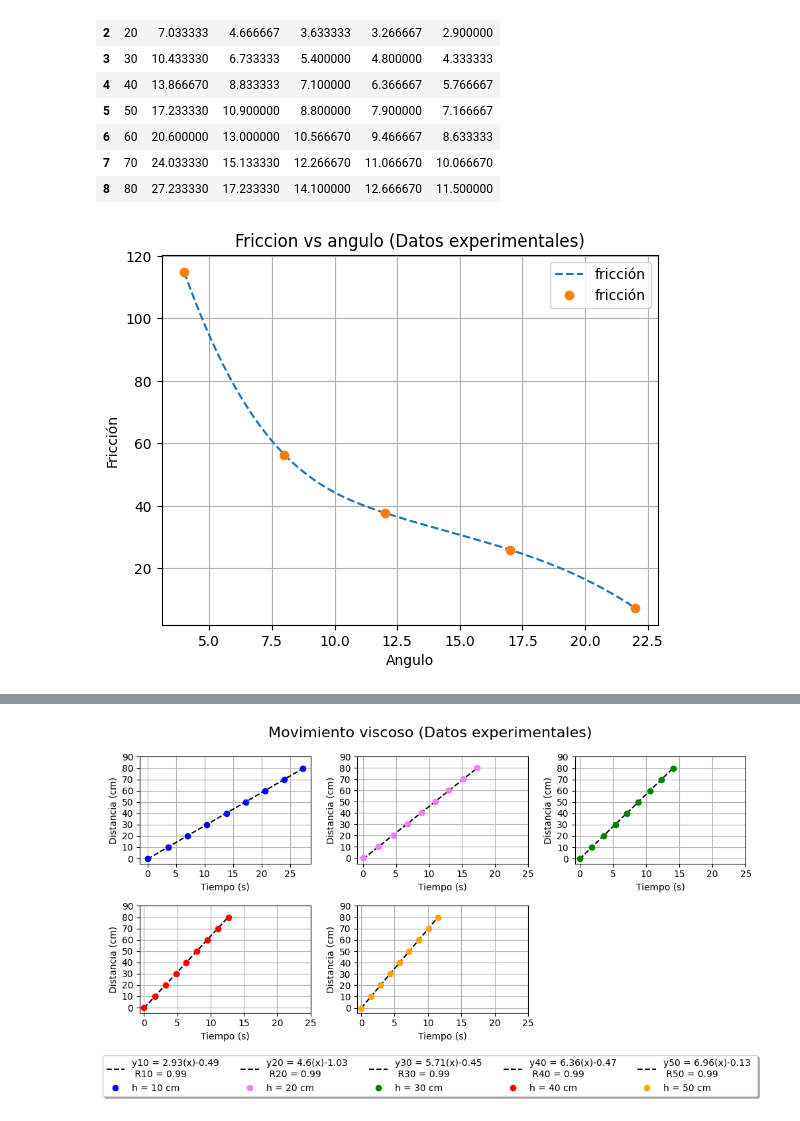
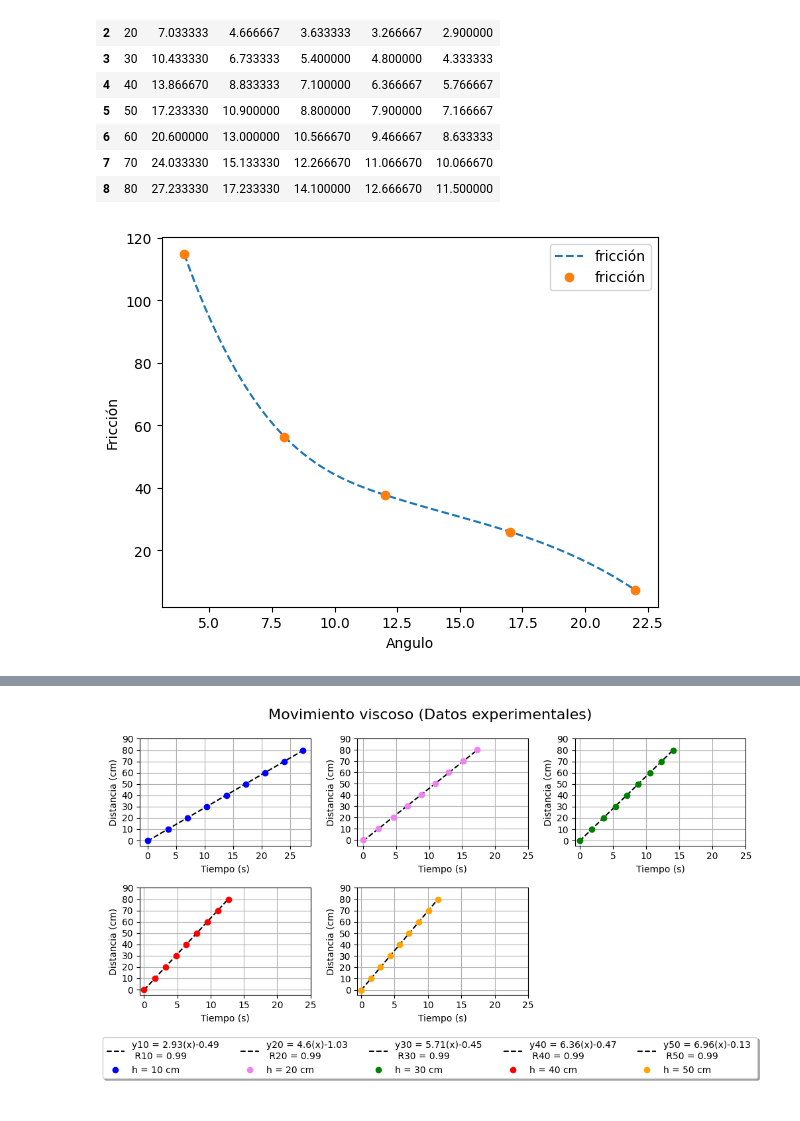
Before and after one commit to Juaan00/Laboratorios_mecanica_FEM, a Jupyter notebook: mov_viscoso/mov_viscoso.ipynb, the cells around one changed output, grey strips where cells are left out. Drawn from its saved outputs; the diff is of its cells as text; code cells hidden in the pictures.

```diff
--- a/mov_viscoso/mov_viscoso.ipynb
+++ b/mov_viscoso/mov_viscoso.ipynb
@@ -39,20 +29,18 @@ t_50 = datos['t_50']
 # %%
 angulo =np.array([4,8,12,17,22])
 friccion = np.array([114.84,56.41,37.79,25.99,7.36])
 
 X_Y_Spline = make_interp_spline(angulo, friccion)
 
 x = np.linspace(angulo.min(), angulo.max(), 500)
 y = X_Y_Spline(x)
 
-plt.title('Friccion vs angulo (Datos experimentales)')
 plt.plot(x, y, '--', label='fricción')
 plt.plot(angulo, friccion, 'o', label='fricción')
 plt.xlabel('Angulo')
 plt.ylabel('Fricción')
-plt.grid()
 plt.legend()
 plt.savefig('friccion_vs_angulo.png',dpi = 300, bbox_inches = 'tight')
 plt.show()
 # %% [output]
-[figure, old version]
+[figure, new version]
```
Also changed, not shown: parts of 7 cells of this notebook, 8 other files.
